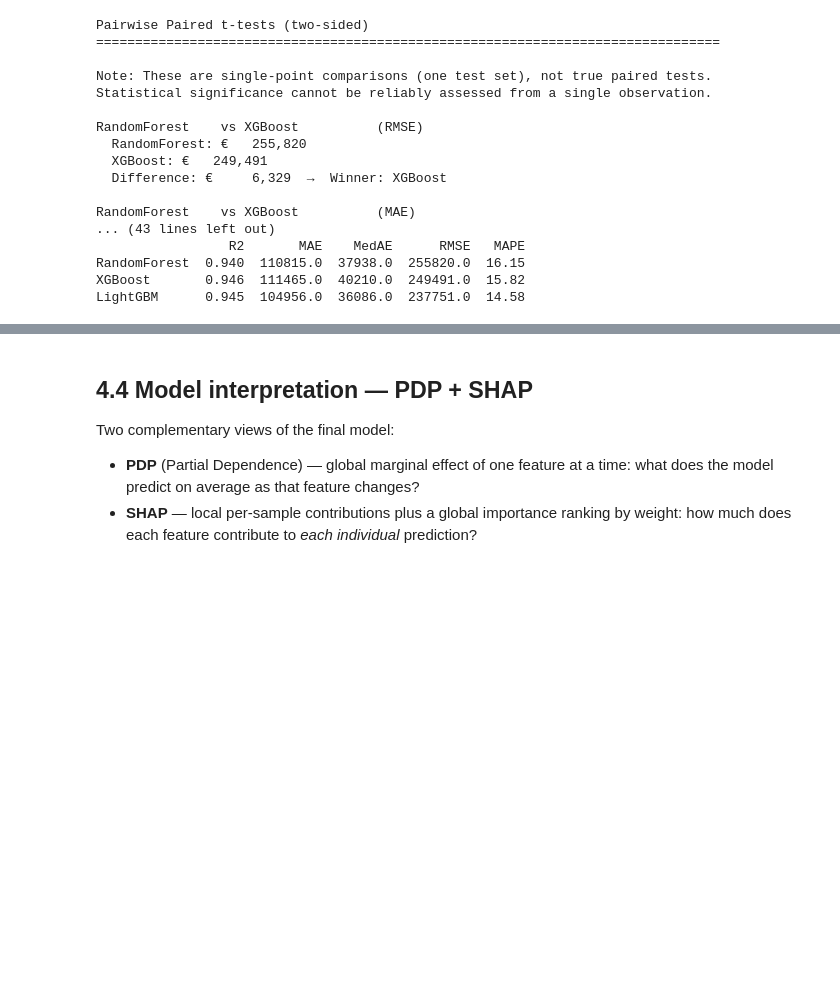
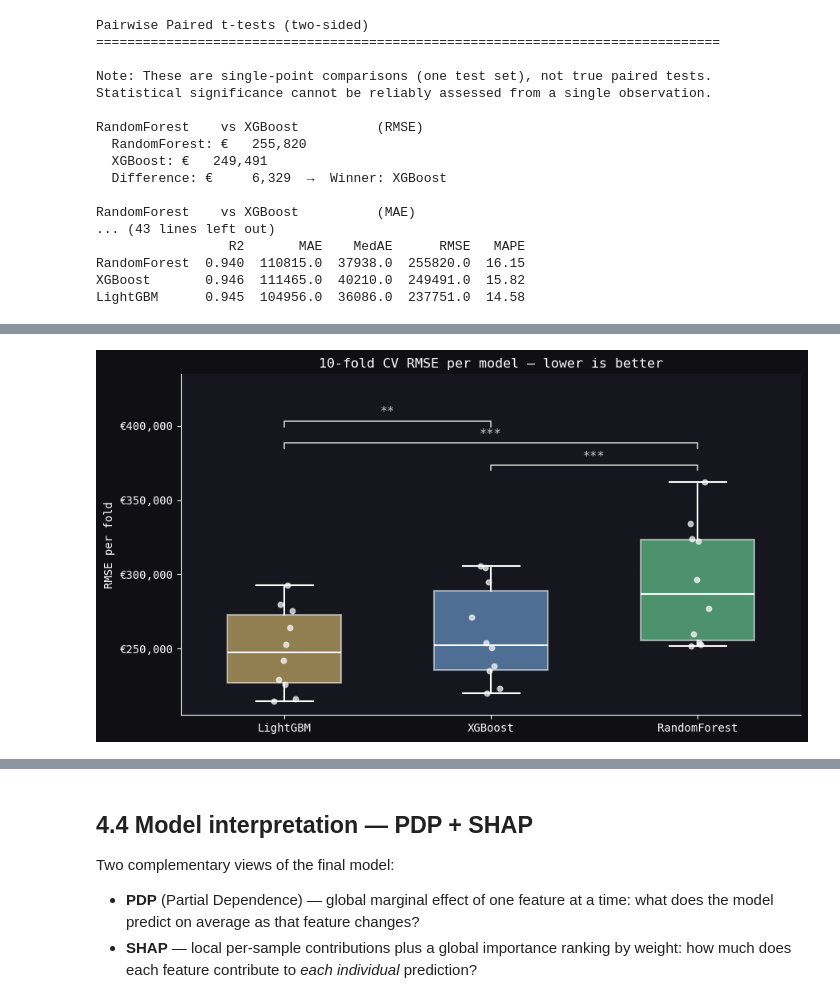
Before and after one commit to julianl11/data_science, a Jupyter notebook: working.ipynb, the cells around one changed output, grey strips where cells are left out. Cells and saved outputs as stored; diff of their text form; code cells hidden in the pictures; blank space fills up the shorter version.

Commit message:
added last ttest

```diff
--- a/working.ipynb
+++ b/working.ipynb
@@ -1548,3 +1565,5 @@ R²    : 0.9113   ± 0.0007
+# %%
+X_test = X_test.reindex(columns=X_train.columns, fill_value=0)
 # %%
 final_model = LinearRegression()
 final_model.fit(X_train, np.expm1x(y_train))
@@ -1558,6 +1577,9 @@ print(f"\nTest MAE: {mae:.4f}")
 Test RMSE: 315218.3653
 
 Test MAE: 176128.6406
+# %%
+X_train = clean_feature_names(X_train)
+X_test  = clean_feature_names(X_test)
 # %%
 lgb_train = lgb.Dataset(X_train, y_train)
 lgb_test = lgb.Dataset(X_test, y_test)
@@ -1759,0 +1816,13 @@ Test MAE: 107666.6815
+# %%
+final_model_rf = search.best_estimator_
+
+y_pred_log = final_model_rf.predict(X_test)
+
+y_pred = np.expm1(y_pred_log)
+y_true = np.expm1(y_test)
+
+rmse = np.sqrt(mean_squared_error(y_true, y_pred))
+mae  = mean_absolute_error(y_true, y_pred)
+
+print(f"\nTest RMSE : {rmse:.2f}")
+print(f"Test MAE  : {mae:.2f}")
@@ -2087,0 +2247,71 @@ LightGBM      0.945  104956.0  36086.0  237751.0  14.58
+# %%
+COLOR_MAP = {
+    "XGBoost":      ACCENT,    # blue
+    "RandomForest": ACCENT3,   # green
+    "LightGBM":     "#f7d77e",   # yellow
+}
+
+
+def bracket(ax, x1, x2, y, label):
+    ylim = ax.get_ylim()
+    h    = (ylim[1] - ylim[0]) * 0.02
+    pad  = (ylim[1] - ylim[0]) * 0.01
+    ax.plot([x1, x1, x2, x2], [y, y+h, y+h, y], lw=1.2, color="#cccccc")
+    ax.text((x1+x2)/2, y+h+pad, label,
+            ha="center", va="bottom", fontsize=11, color="#cccccc")
+
+order = rmse_df.mean().sort_values().index.tolist()
+data  = [rmse_df[c].values for c in order]
+
+fig, ax = plt.subplots(figsize=(9, 5))
+bp = ax.boxplot(
+    data, labels=order, patch_artist=True, widths=0.55,
+    medianprops =dict(color="#ffffff", lw=1.5),
+    boxprops    =dict(color="#ffffff", linewidth=1.5),
+    whiskerprops=dict(color="#ffffff", linewidth=1.5),
+    capprops    =dict(color="#ffffff", linewidth=1.5),
+    flierprops  =dict(marker="o", markersize=3, alpha=0.4,
+                      markerfacecolor="#ffffff", markeredgecolor="#ffffff"),
+)
+
+colors = [COLOR_MAP[name] for name in order]
+
+for patch, c in zip(bp["boxes"], colors):
+    patch.set_facecolor(c)
+    patch.set_alpha(0.55)
+
+rng = np.random.default_rng(0)
+for i, vals in enumerate(data, start=1):
+    ax.scatter(rng.normal(i, 0.04, len(vals)), vals,
+               color="#ffffff", alpha=0.7, s=22, zorder=3)
+
+ax.yaxis.set_major_formatter(
+    plt.FuncFormatter(lambda x, _: f"€{x:,.0f}")
+)
+ax.set_ylabel("RMSE per fold")
+ax.set_title("10-fold CV RMSE per model — lower is better")
+ax.grid(axis="y", alpha=0.3)
+
+# ── Add brackets using sig_results from t-test loop above ─────────
+pos          = {name: i+1 for i, name in enumerate(order)}
+y_max        = max(v.max() for v in data)
+y_range      = ax.get_ylim()[1] - ax.get_ylim()[0]
+bracket_base = y_max + y_range * 0.05
+step         = y_range * 0.09
+
+for level, ((a, b), res) in enumerate(sig_results.items()):
+    if a in pos and b in pos:
+        bracket(ax, pos[a], pos[b],
+                bracket_base + level * step, res["sig"])
+
+# Expand y-axis to fit brackets
+n_brackets = len(sig_results)
+ax.set_ylim(top=ax.get_ylim()[1] + n_brackets * step * 0.5)
+
+plt.tight_layout()
+plt.savefig("fig_model_comparison_paired_ttest.png",
+            dpi=150, bbox_inches="tight")
+plt.show()
+print("\nSaved → fig_model_comparison_paired_ttest.png")
+# %% [output]
+[figure, added]
```
Also changed, not shown: parts of 10 cells of this notebook, 1 other file.
